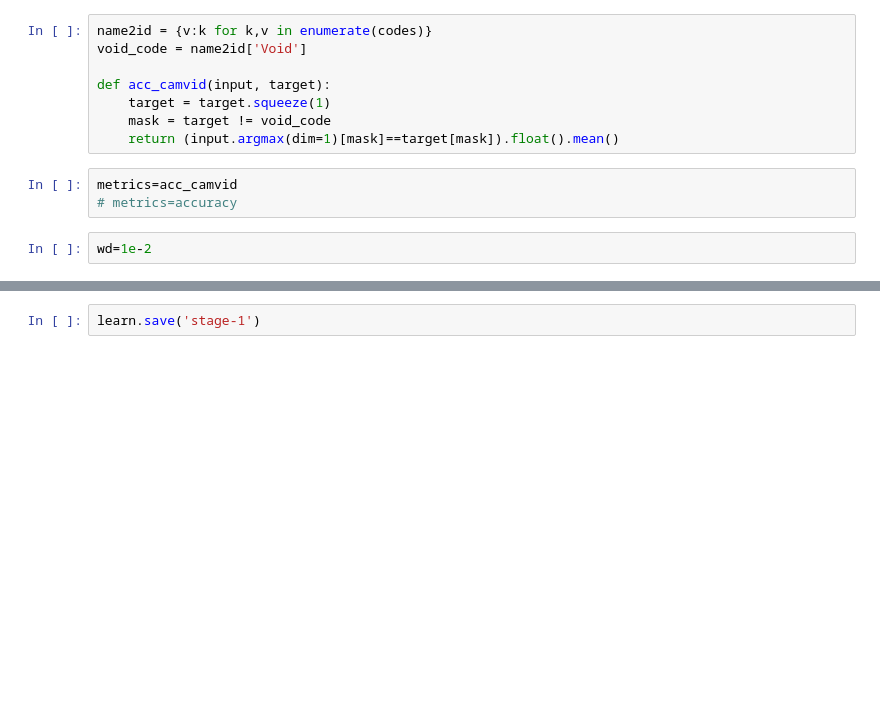
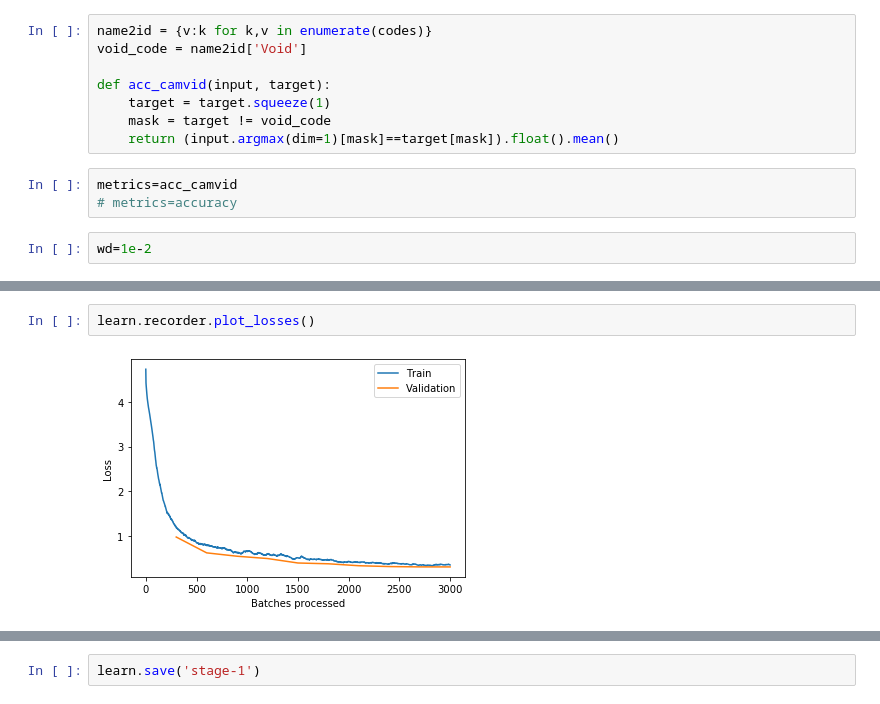
Before and after one commit to ngupta23/fastai_notebooks, a Jupyter notebook: lesson3_camvid.ipynb, the cells around one changed output, grey strips where cells are left out. Cells and saved outputs as stored; diff of their text form; blank space fills up the shorter version.

```diff
--- a/lesson3_camvid.ipynb
+++ b/lesson3_camvid.ipynb
@@ -175,0 +211,4 @@ learn.fit_one_cycle(10, slice(lr), pct_start=0.9)
+# %%
+learn.recorder.plot_losses()
+# %% [output]
+[figure, added]
```
Also changed, not shown: parts of 41 cells of this notebook, 2 other files.
